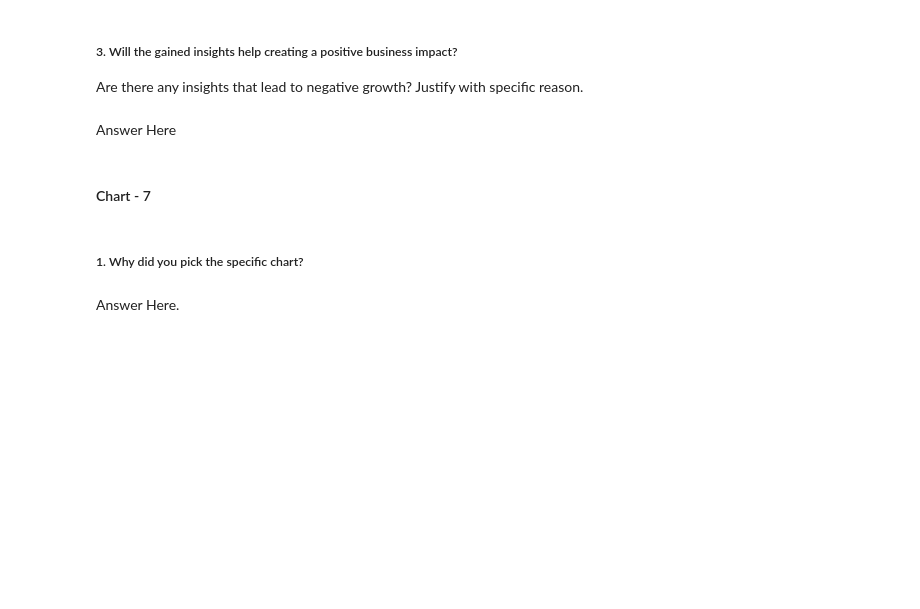
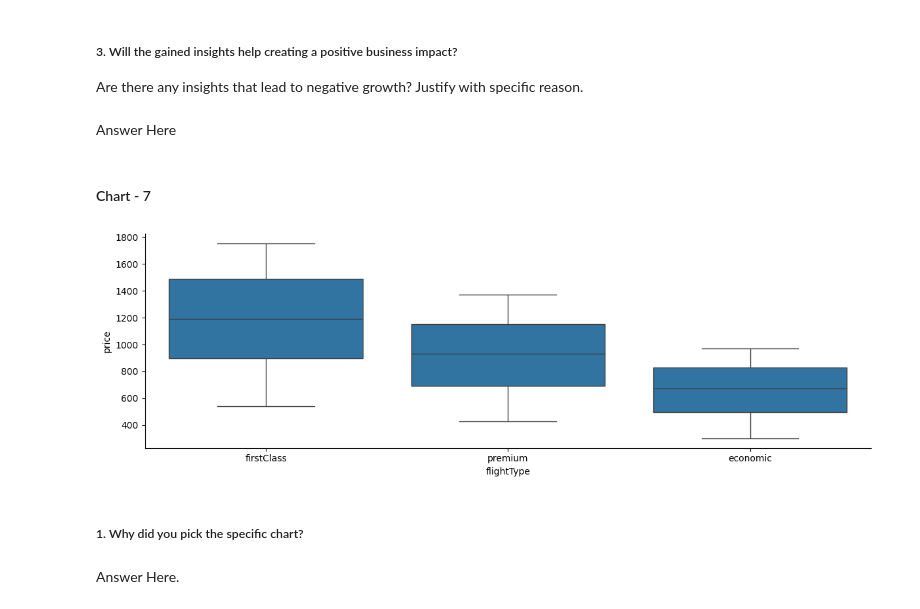
Before and after one commit to Navjotkhatri/Productionization_of_ML_Systems_in_Travel_Industry, a Jupyter notebook: Productionization_of_ML_Systems.ipynb, the cells around one changed output. Saved outputs shown, nothing was run; the diff lists cells and outputs as text; code cells hidden in the pictures; blank space fills up the shorter version.

```diff
--- a/Productionization_of_ML_Systems.ipynb
+++ b/Productionization_of_ML_Systems.ipynb
@@ -785,3 +799,9 @@ Answer Here
+# %%
+# Chart - 7 visualization code
+sns.catplot(y = "price", x = "flightType", data = flights_df.sort_values("price", ascending = False), kind="box", height = 4, aspect = 3)
+plt.show()
+# %% [output]
+[figure, added]
 # %% [markdown]
 ##### 1. Why did you pick the specific chart?
 # %% [markdown]
```
Also changed, not shown: parts of 12 cells of this notebook.
